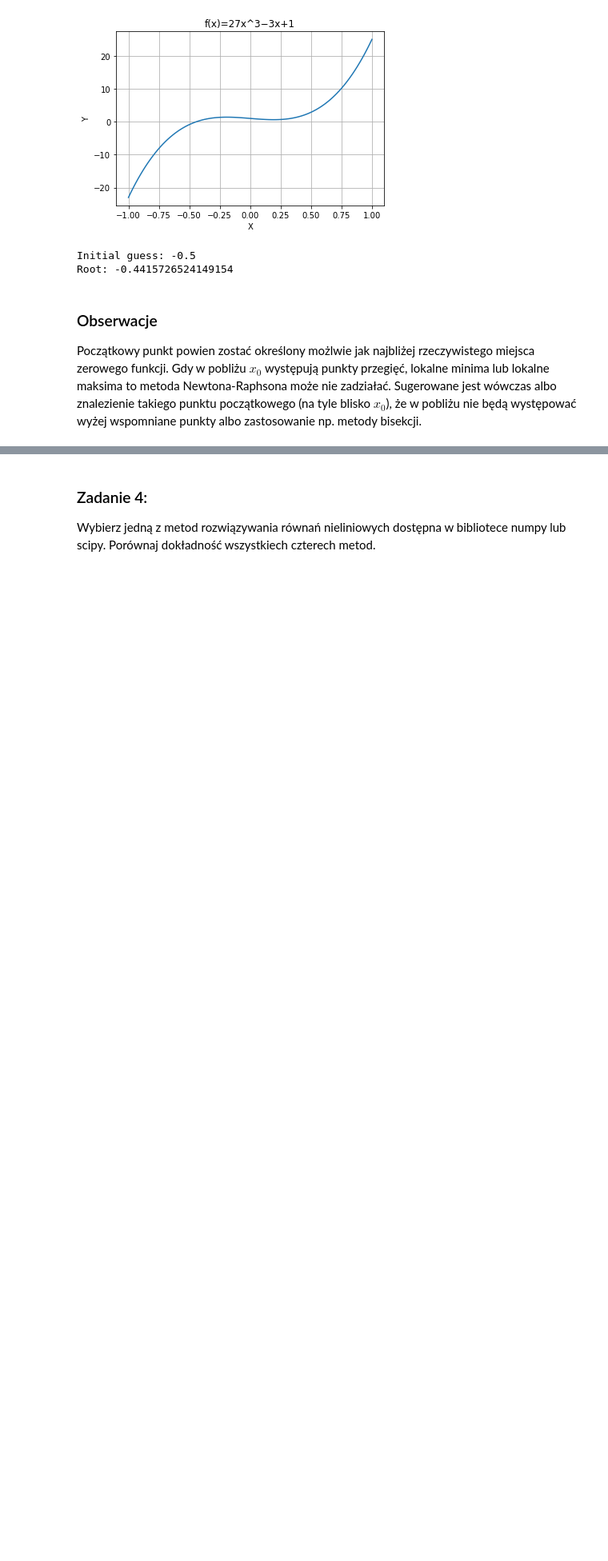
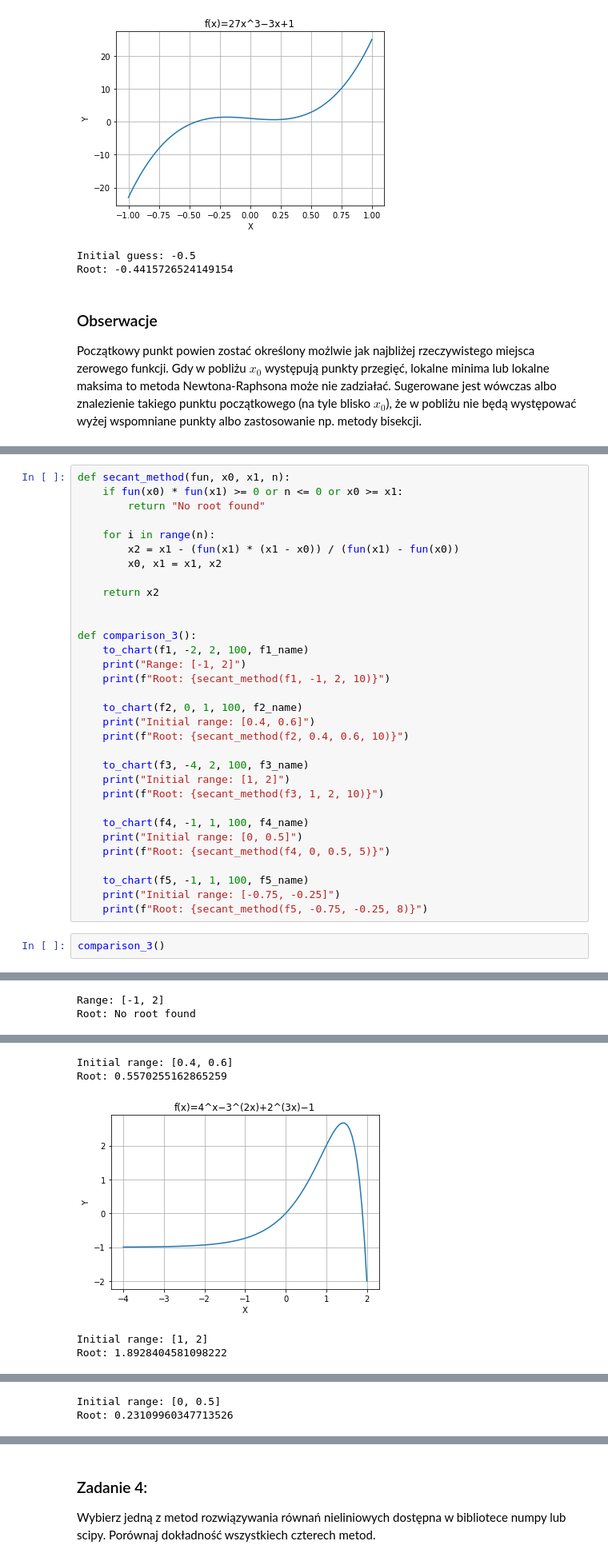
Before and after one commit to jakubsolecki/MOwNiT, a Jupyter notebook: lab8/Jakub_Solecki_Lab_8.ipynb, the cells around one changed output, grey strips where cells are left out. Shown at 80% size. Saved outputs shown, nothing was run; the diff lists cells and outputs as text; blank space fills up the shorter version.

```diff
--- a/lab8/Jakub_Solecki_Lab_8.ipynb
+++ b/lab8/Jakub_Solecki_Lab_8.ipynb
@@ -172,0 +184,35 @@ Zaimplementuje metodę siecznych (Eulera). Przedział poszukiwań dobierz samodz
+# %%
+def secant_method(fun, x0, x1, n):
+    if fun(x0) * fun(x1) >= 0 or n <= 0 or x0 >= x1:
+        return "No root found"
+
+    for i in range(n):
+        x2 = x1 - (fun(x1) * (x1 - x0)) / (fun(x1) - fun(x0))
+        x0, x1 = x1, x2
+
+    return x2
+
+
+def comparison_3():
+    to_chart(f1, -2, 2, 100, f1_name)
+    print("Range: [-1, 2]")
+    print(f"Root: {secant_method(f1, -1, 2, 10)}")
+
+    to_chart(f2, 0, 1, 100, f2_name)
+    print("Initial range: [0.4, 0.6]")
+    print(f"Root: {secant_method(f2, 0.4, 0.6, 10)}")
+
+    to_chart(f3, -4, 2, 100, f3_name)
+    print("Initial range: [1, 2]")
+    print(f"Root: {secant_method(f3, 1, 2, 10)}")
+
+    to_chart(f4, -1, 1, 100, f4_name)
+    print("Initial range: [0, 0.5]")
+    print(f"Root: {secant_method(f4, 0, 0.5, 5)}")
+
+    to_chart(f5, -1, 1, 100, f5_name)
+    print("Initial range: [-0.75, -0.25]")
+    print(f"Root: {secant_method(f5, -0.75, -0.25, 8)}")
+# %%
+comparison_3()
+# %% [output]
@@ -172,0 +220,2 @@ Zaimplementuje metodę siecznych (Eulera). Przedział poszukiwań dobierz samodz
+Range: [-1, 2]
+Root: No root found
@@ -172,0 +223,5 @@ Zaimplementuje metodę siecznych (Eulera). Przedział poszukiwań dobierz samodz
+Initial range: [0.4, 0.6]
+Root: 0.5570255162865259
+[figure, added]
+Initial range: [1, 2]
+Root: 1.8928404581098222
@@ -172,0 +229,2 @@ Zaimplementuje metodę siecznych (Eulera). Przedział poszukiwań dobierz samodz
+Initial range: [0, 0.5]
+Root: 0.23109960347713526
```
Also changed, not shown: parts of 14 cells of this notebook, 4 other files.
